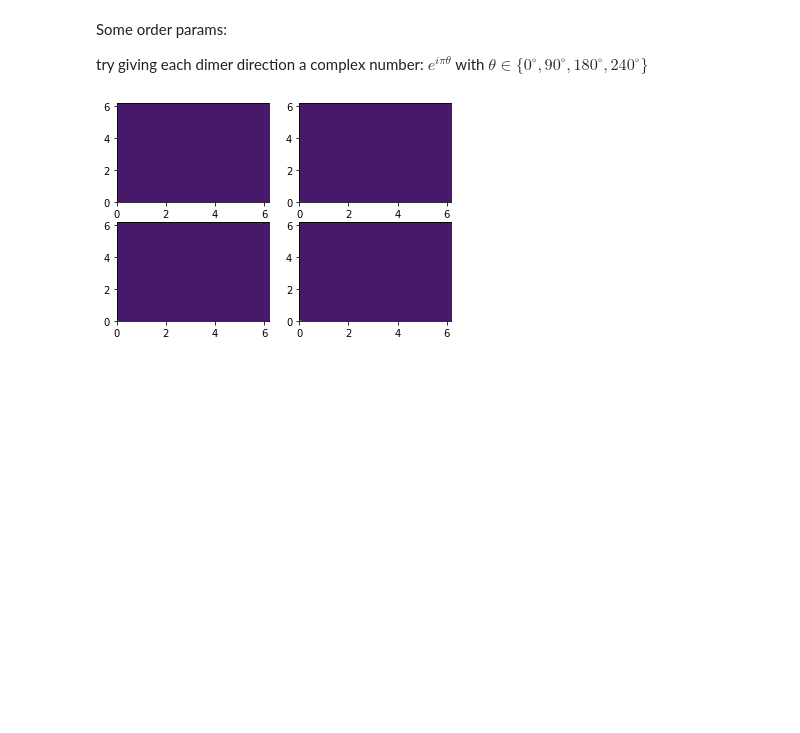
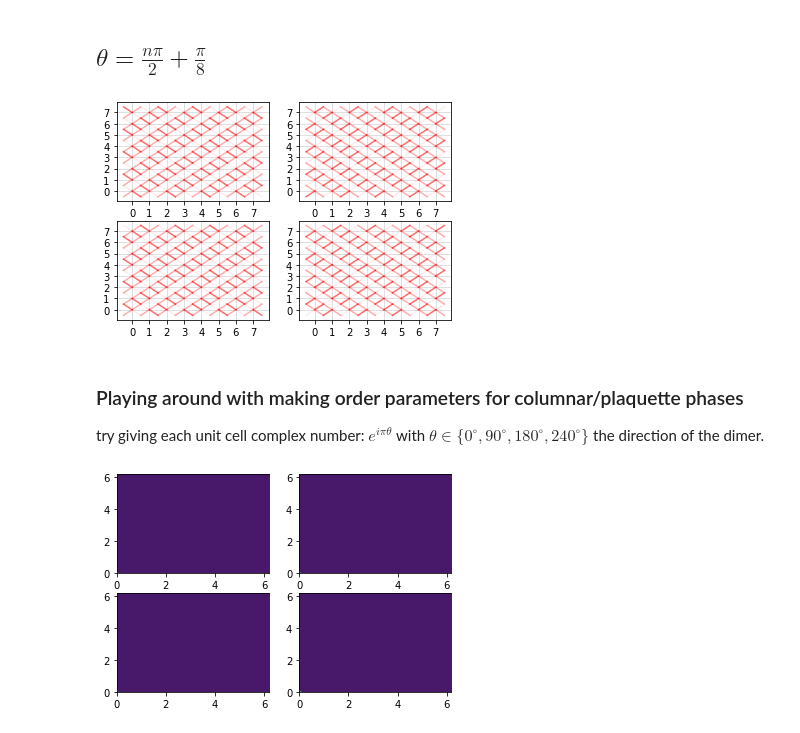
Before and after one commit to Renmusxd/DWave48, a Jupyter notebook: jupyter_notebook/GL-Theory.ipynb, the cells around one changed output. Saved outputs shown, nothing was run; the diff lists cells and outputs as text; code cells hidden in the pictures; blank space fills up the shorter version.

Commit message:
New order param and jupyter stuff

```diff
--- a/jupyter_notebook/GL-Theory.ipynb
+++ b/jupyter_notebook/GL-Theory.ipynb
@@ -123,7 +127,18 @@ draw_for_theta(3*pi/2 + pi/4)
+# %% [markdown]
+## $\theta = \frac{n \pi}{2} + \frac{\pi}{8}$
+# %%
+fig, axes = pyplot.subplots(2,2)
+for i, ax in enumerate(axes.flatten()):
+    draw_for_theta(i*pi/4 + pi/8, ax=ax)
+pyplot.savefig('columnars.png')
+pyplot.show()
+pyplot.close()
+# %% [output]
+[figure, added]
 # %% [markdown]
-Some order params:
+### Playing around with making order parameters for columnar/plaquette phases
 
-try giving each dimer direction a complex number: $e^{i \pi \theta}$ with $\theta \in \{0^\circ, 90^\circ, 180^\circ, 240^\circ\}$
+try giving each unit cell complex number: $e^{i \pi \theta}$ with $\theta \in \{0^\circ, 90^\circ, 180^\circ, 240^\circ\}$ the direction of the dimer.
 # %%
 def fft2(data):
     fft_data = numpy.fft.fft2(data, norm='ortho')
```
Also changed, not shown: parts of 13 cells of this notebook, 16 other files.
